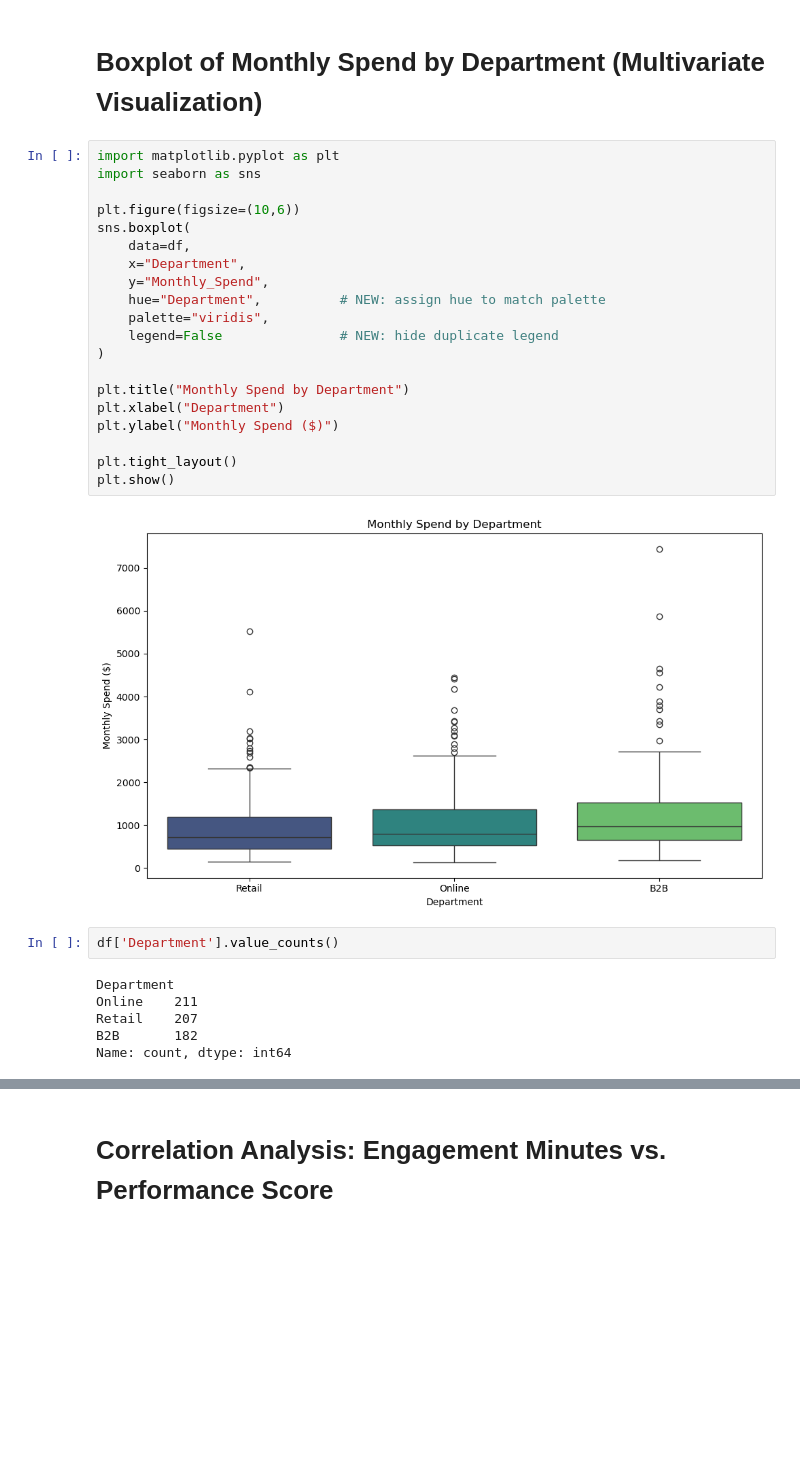
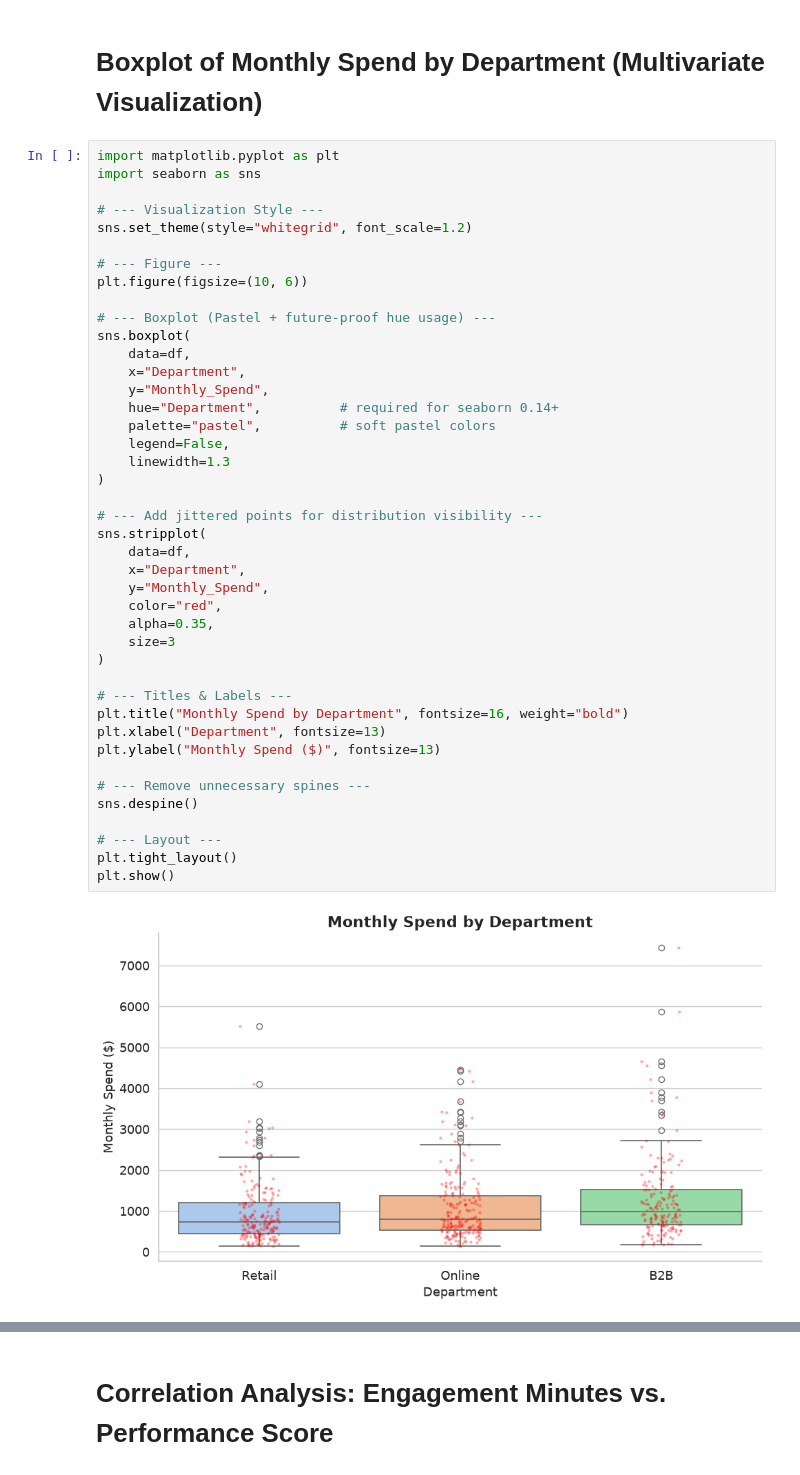
Before and after one commit to JoseAlberto88/customer-engagement-statistical-analysis, a Jupyter notebook: python/principles_assigment.ipynb, the cells around one changed output, grey strips where cells are left out. Drawn from its saved outputs; the diff is of its cells as text; blank space fills up the shorter version.

```diff
--- a/python/principles_assigment.ipynb
+++ b/python/principles_assigment.ipynb
@@ -343,32 +815,46 @@ plt.show()
 # %% [markdown]
 # Boxplot of Monthly Spend by Department (Multivariate Visualization)
-# %%
-import matplotlib.pyplot as plt
-import seaborn as sns
-
-plt.figure(figsize=(10,6))
-sns.boxplot(
-    data=df,
-    x="Department",
-    y="Monthly_Spend",
-    hue="Department",          # NEW: assign hue to match palette
-    palette="viridis",
-    legend=False               # NEW: hide duplicate legend
-)
-
-plt.title("Monthly Spend by Department")
-plt.xlabel("Department")
-plt.ylabel("Monthly Spend ($)")
-
-plt.tight_layout()
-plt.show()
-# %% [output]
-[figure, removed]
-# %%
-df['Department'].value_counts()
-# %% [output]
-Department
-Online    211
-Retail    207
-B2B       182
-Name: count, dtype: int64
+# %%
+import matplotlib.pyplot as plt
+import seaborn as sns
+
+# --- Visualization Style ---
+sns.set_theme(style="whitegrid", font_scale=1.2)
+
+# --- Figure ---
+plt.figure(figsize=(10, 6))
+
+# --- Boxplot (Pastel + future-proof hue usage) ---
+sns.boxplot(
+    data=df,
+    x="Department",
+    y="Monthly_Spend",
+    hue="Department",          # required for seaborn 0.14+
+    palette="pastel",          # soft pastel colors
+    legend=False,
+    linewidth=1.3
+)
+
+# --- Add jittered points for distribution visibility ---
+sns.stripplot(
+    data=df,
+    x="Department",
+    y="Monthly_Spend",
+    color="red",
+    alpha=0.35,
+    size=3
+)
+
+# --- Titles & Labels ---
+plt.title("Monthly Spend by Department", fontsize=16, weight="bold")
+plt.xlabel("Department", fontsize=13)
+plt.ylabel("Monthly Spend ($)", fontsize=13)
+
+# --- Remove unnecessary spines ---
+sns.despine()
+
+# --- Layout ---
+plt.tight_layout()
+plt.show()
+# %% [output]
+[figure, added]
```
Also changed, not shown: parts of 24 cells of this notebook.
